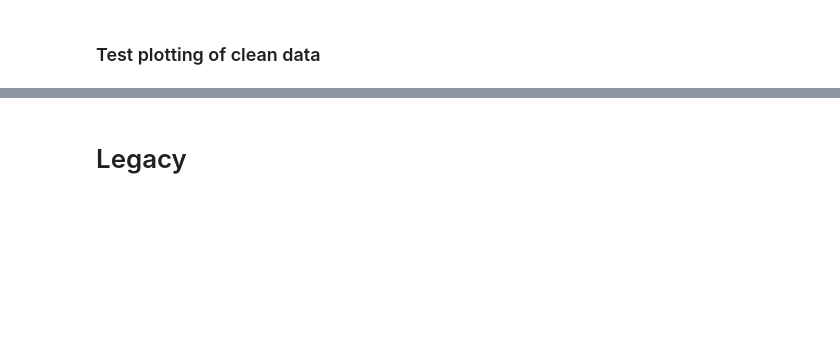
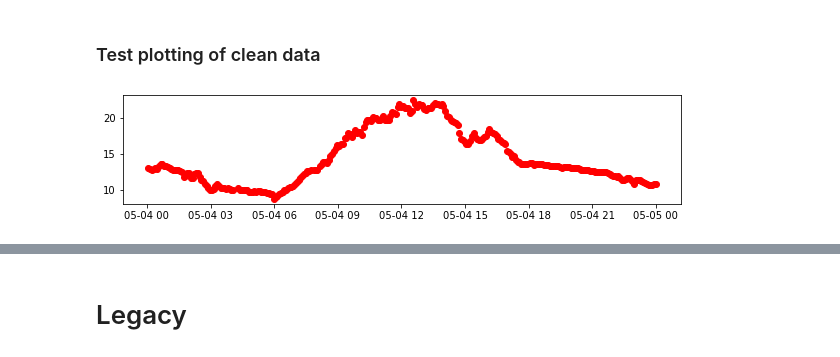
Before and after one commit to hringbauer/wunderground, a Jupyter notebook: area51.ipynb, the cells around one changed output, grey strips where cells are left out. Drawn from its saved outputs; the diff is of its cells as text; code cells hidden in the pictures; blank space fills up the shorter version.

```diff
--- a/area51.ipynb
+++ b/area51.ipynb
@@ -180,17 +164,18 @@ Wall time: 2min 5s
 # %%
 %%time
 
 date = datetime.date(year=2022, month=5, day=4)
 # Test the Class:
 wd = WeatherData2()
 wd.output = True
 
 #df = wd.download_data_day(4, 5, 2022)
 df = wd.give_data_day_clean(date)
 
-plt.figure()
-plt.plot(df["temp"], 'ro')
+plt.figure(figsize=(10,2))
+plt.plot(df.index, df["temp"], 'ro')
 plt.show()
 
-df.head(10)
+#df.head(10)
 # %% [output]
+[figure, added]
```
Also changed, not shown: parts of 8 cells of this notebook, 23 other files.
